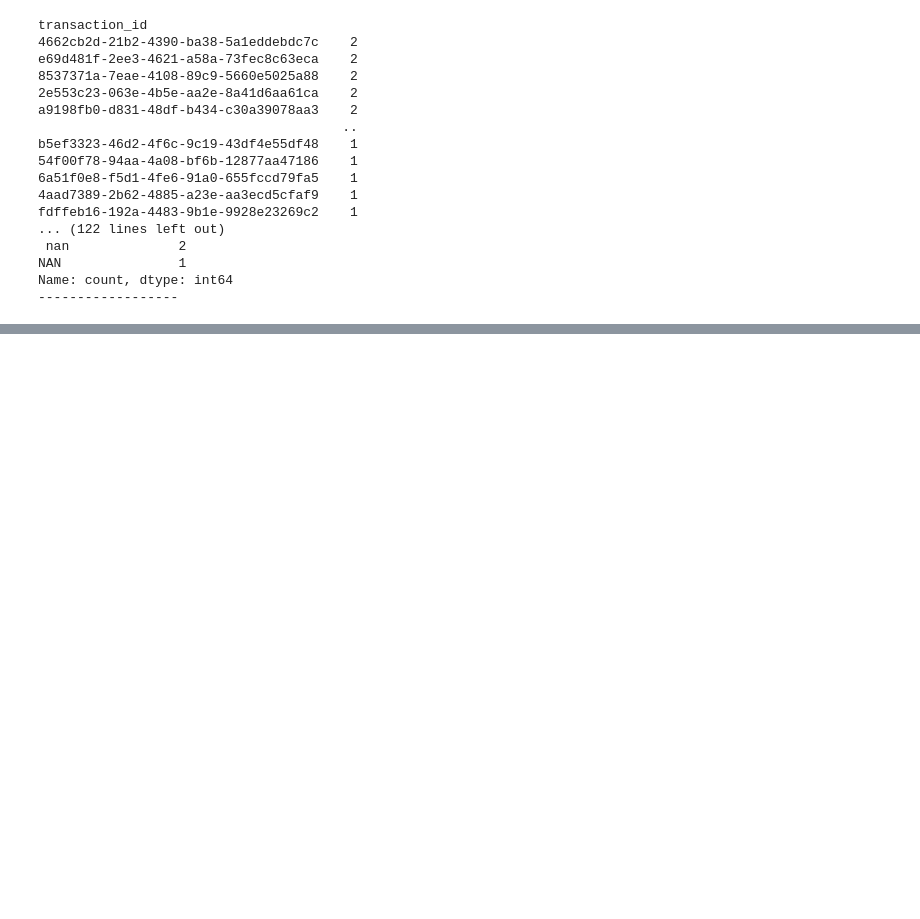
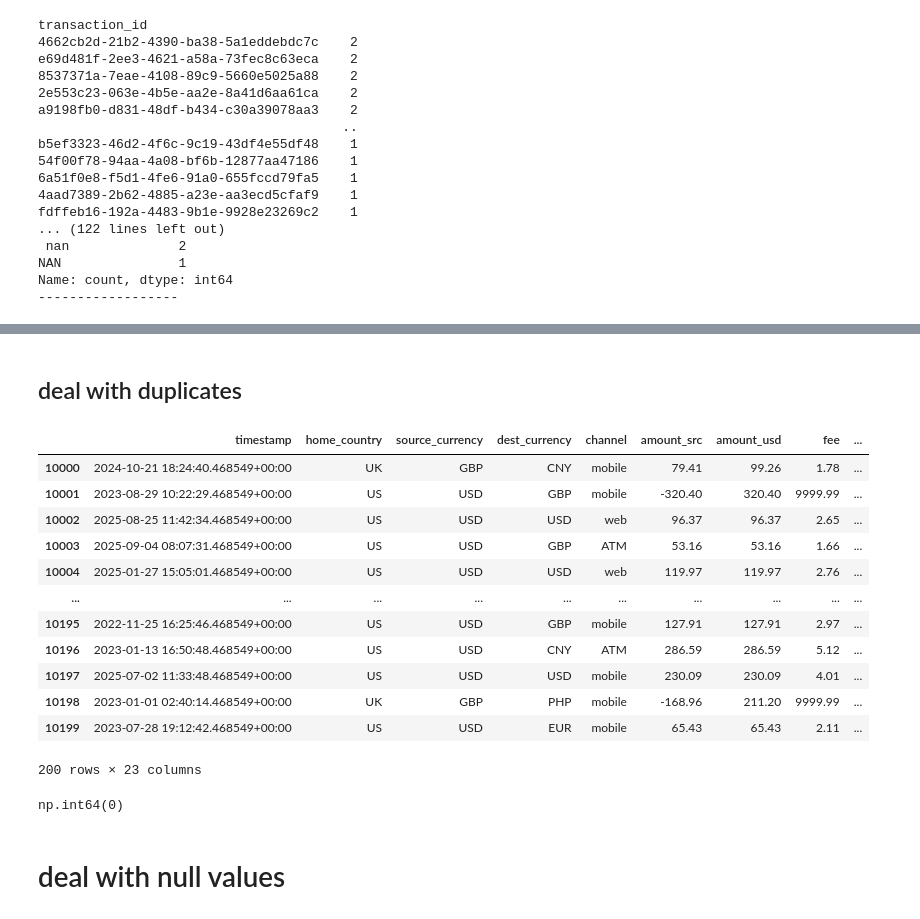
Before and after one commit to GideonGanah/FraudDetection, a Jupyter notebook: EDA.ipynb, the cells around one changed output, grey strips where cells are left out. Saved outputs shown, nothing was run; the diff lists cells and outputs as text; code cells hidden in the pictures; blank space fills up the shorter version.

```diff
--- a/EDA.ipynb
+++ b/EDA.ipynb
@@ -152,0 +152,3 @@ Name: count, dtype: int64
+# %%
+data = data.drop(['transaction_id','customer_id',],axis=1)
+data.head(5)
@@ -152,0 +174,25 @@ Name: count, dtype: int64
+# %% [markdown]
+## deal with duplicates
+# %%
+# to detect duplicates
+data[data.duplicated()]
+# %% [output]
+|  | timestamp | home_country | source_currency | dest_currency | channel | amount_src | amount_usd | fee | ... |
+| 10000 | 2024-10-21 18:24:40.468549+00:00 | UK | GBP | CNY | mobile | 79.41 | 99.26 | 1.78 | ... |
+| 10001 | 2023-08-29 10:22:29.468549+00:00 | US | USD | GBP | mobile | -320.40 | 320.40 | 9999.99 | ... |
+| 10002 | 2025-08-25 11:42:34.468549+00:00 | US | USD | USD | web | 96.37 | 96.37 | 2.65 | ... |
+| 10003 | 2025-09-04 08:07:31.468549+00:00 | US | USD | GBP | ATM | 53.16 | 53.16 | 1.66 | ... |
+| 10004 | 2025-01-27 15:05:01.468549+00:00 | US | USD | USD | web | 119.97 | 119.97 | 2.76 | ... |
+| ... | ... | ... | ... | ... | ... | ... | ... | ... | ... |
+| 10195 | 2022-11-25 16:25:46.468549+00:00 | US | USD | GBP | mobile | 127.91 | 127.91 | 2.97 | ... |
+| 10196 | 2023-01-13 16:50:48.468549+00:00 | US | USD | CNY | ATM | 286.59 | 286.59 | 5.12 | ... |
+| 10197 | 2025-07-02 11:33:48.468549+00:00 | US | USD | USD | mobile | 230.09 | 230.09 | 4.01 | ... |
+| 10198 | 2023-01-01 02:40:14.468549+00:00 | UK | GBP | PHP | mobile | -168.96 | 211.20 | 9999.99 | ... |
+| 10199 | 2023-07-28 19:12:42.468549+00:00 | US | USD | EUR | mobile | 65.43 | 65.43 | 2.11 | ... |
+200 rows × 23 columns
+# %%
+data.index.duplicated().sum()
+# %% [output]
+np.int64(0)
+# %% [markdown]
+# deal with null values
```
Also changed, not shown: parts of 33 cells of this notebook, 1 other file.
